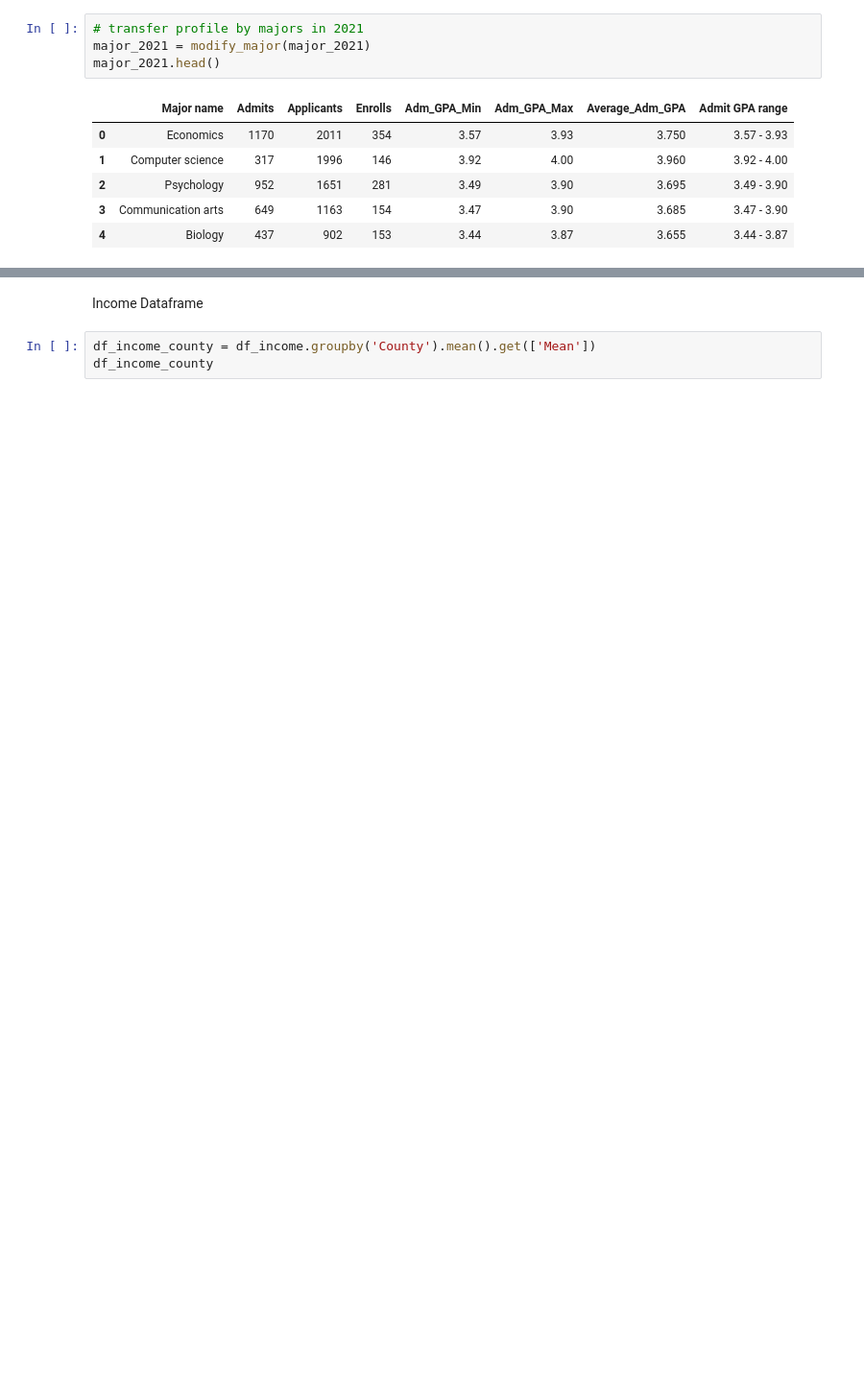
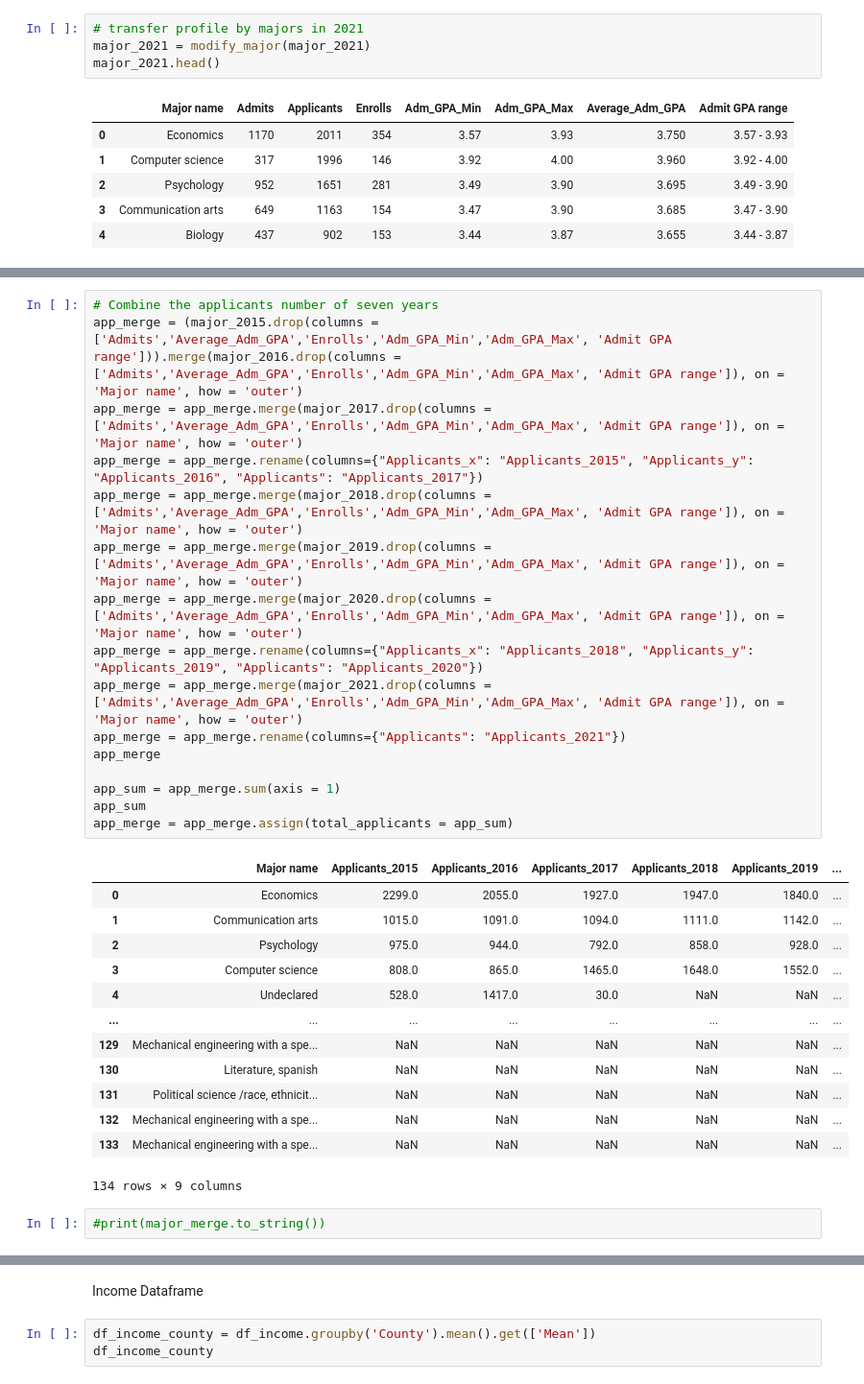
Before and after one commit to yhc00512/cogs-108-project, a Jupyter notebook: DataCheckpoint.ipynb, the cells around one changed output, grey strips where cells are left out. Shown: that part at 96% size. Saved outputs shown, nothing was run; the diff lists cells and outputs as text; blank space fills up the shorter version.

```diff
--- a/DataCheckpoint.ipynb
+++ b/DataCheckpoint.ipynb
@@ -350,3 +350,35 @@ major_2021.head()
+# %%
+# Combine the applicants number of seven years
+app_merge = (major_2015.drop(columns = ['Admits','Average_Adm_GPA','Enrolls','Adm_GPA_Min','Adm_GPA_Max', 'Admit GPA range'])).merge(major_2016.drop(columns = ['Admits','Average_Adm_GPA','Enrolls','Adm_GPA_Min','Adm_GPA_Max', 'Admit GPA range']), on = 'Major name', how = 'outer')
+app_merge = app_merge.merge(major_2017.drop(columns = ['Admits','Average_Adm_GPA','Enrolls','Adm_GPA_Min','Adm_GPA_Max', 'Admit GPA range']), on = 'Major name', how = 'outer')
+app_merge = app_merge.rename(columns={"Applicants_x": "Applicants_2015", "Applicants_y": "Applicants_2016", "Applicants": "Applicants_2017"})
+app_merge = app_merge.merge(major_2018.drop(columns = ['Admits','Average_Adm_GPA','Enrolls','Adm_GPA_Min','Adm_GPA_Max', 'Admit GPA range']), on = 'Major name', how = 'outer')
+app_merge = app_merge.merge(major_2019.drop(columns = ['Admits','Average_Adm_GPA','Enrolls','Adm_GPA_Min','Adm_GPA_Max', 'Admit GPA range']), on = 'Major name', how = 'outer')
+app_merge = app_merge.merge(major_2020.drop(columns = ['Admits','Average_Adm_GPA','Enrolls','Adm_GPA_Min','Adm_GPA_Max', 'Admit GPA range']), on = 'Major name', how = 'outer')
+app_merge = app_merge.rename(columns={"Applicants_x": "Applicants_2018", "Applicants_y": "Applicants_2019", "Applicants": "Applicants_2020"})
+app_merge = app_merge.merge(major_2021.drop(columns = ['Admits','Average_Adm_GPA','Enrolls','Adm_GPA_Min','Adm_GPA_Max', 'Admit GPA range']), on = 'Major name', how = 'outer')
+app_merge = app_merge.rename(columns={"Applicants": "Applicants_2021"})
+app_merge
+
+app_sum = app_merge.sum(axis = 1)
+app_sum
+app_merge = app_merge.assign(total_applicants = app_sum)
+# %% [output]
+|  | Major name | Applicants_2015 | Applicants_2016 | Applicants_2017 | Applicants_2018 | Applicants_2019 | ... |
+| 0 | Economics | 2299.0 | 2055.0 | 1927.0 | 1947.0 | 1840.0 | ... |
+| 1 | Communication arts | 1015.0 | 1091.0 | 1094.0 | 1111.0 | 1142.0 | ... |
+| 2 | Psychology | 975.0 | 944.0 | 792.0 | 858.0 | 928.0 | ... |
+| 3 | Computer science | 808.0 | 865.0 | 1465.0 | 1648.0 | 1552.0 | ... |
+| 4 | Undeclared | 528.0 | 1417.0 | 30.0 | NaN | NaN | ... |
+| ... | ... | ... | ... | ... | ... | ... | ... |
+| 129 | Mechanical engineering with a spe... | NaN | NaN | NaN | NaN | NaN | ... |
+| 130 | Literature, spanish | NaN | NaN | NaN | NaN | NaN | ... |
+| 131 | Political science /race, ethnicit... | NaN | NaN | NaN | NaN | NaN | ... |
+| 132 | Mechanical engineering with a spe... | NaN | NaN | NaN | NaN | NaN | ... |
+| 133 | Mechanical engineering with a spe... | NaN | NaN | NaN | NaN | NaN | ... |
+134 rows × 9 columns
+# %%
+#print(major_merge.to_string())
 # %%
 df_income = df_income[df_income.get('State_ab') == 'CA'].reset_index(drop = True)
 df_income = df_income.drop(columns = ['id', 'State_Code', 'State_Name', 'State_ab', 'Place', 'Type', 'Primary', 'Zip_Code', 'Area_Code', 'ALand', 'AWater', 'Lat', 'Lon', 'sum_w'])
```
Also changed, not shown: parts of 15 cells of this notebook.
